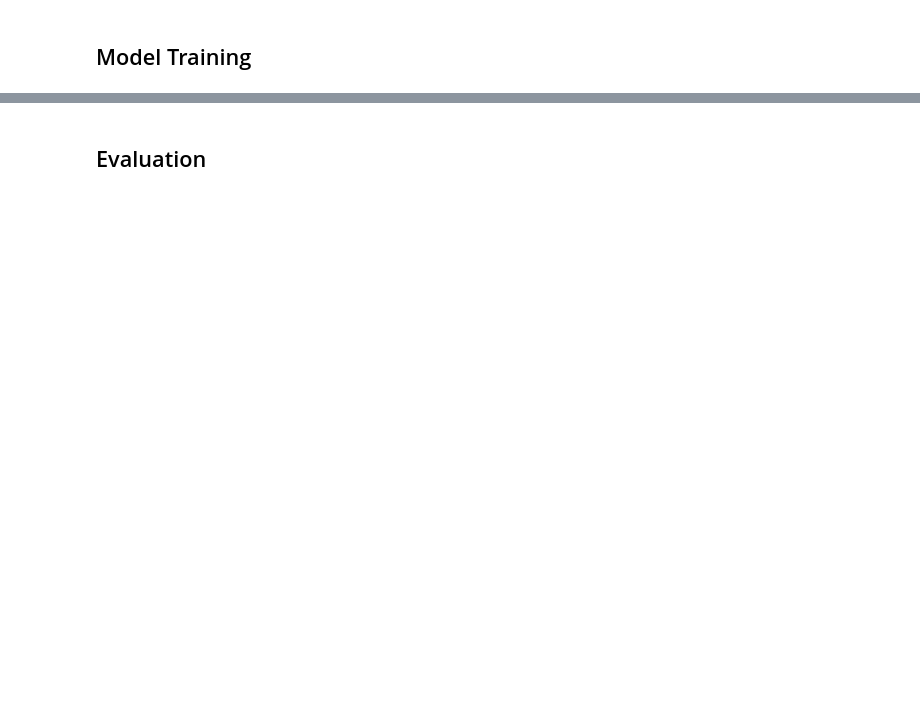
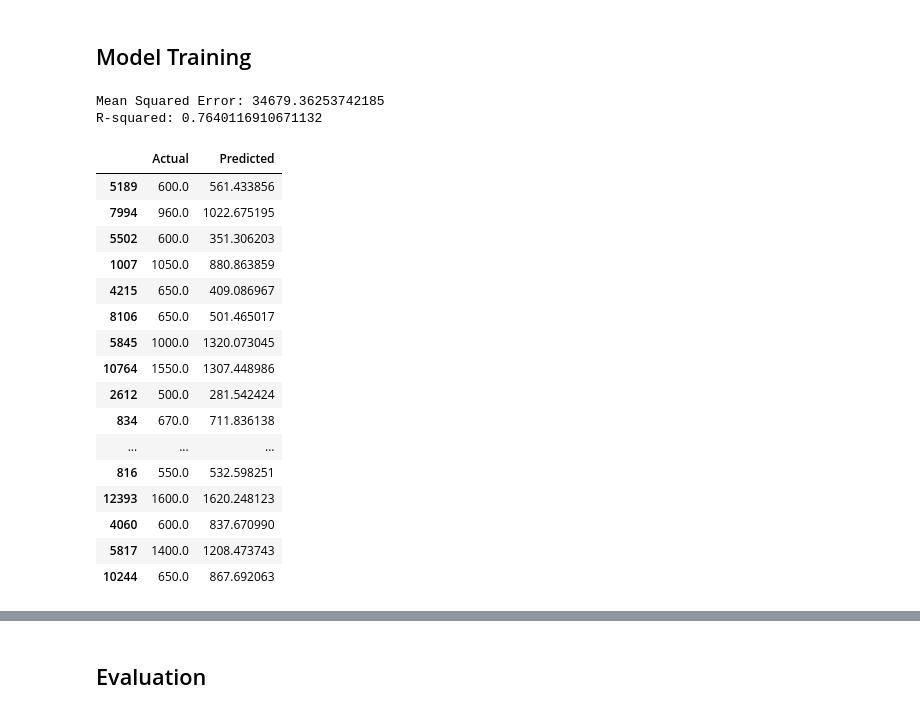
Before and after one commit to antonyo-turco/rome-rent-ml, a Jupyter notebook: assignment_last.ipynb, the cells around one changed output, grey strips where cells are left out. Saved outputs shown, nothing was run; the diff lists cells and outputs as text; code cells hidden in the pictures; blank space fills up the shorter version.

Commit message:
Add OLS Linear Regressor

```diff
--- a/assignment_last.ipynb
+++ b/assignment_last.ipynb
@@ -292,7 +351,7 @@ amenity_features = ['terrace', 'balconies', 'cellar', 'garden', 'garage_box',
 df['amenity_score'] = df[amenity_features].sum(axis=1)
 # %%
 # Log transform for highly skewed features
-skewed_features = ['price', 'condo_fees', 'm2', 'energy_efficiency_consumption_kwh']
+skewed_features = ['condo_fees', 'm2', 'energy_efficiency_consumption_kwh']
 for feature in skewed_features:
     if feature in df.columns:
         # Add small constant to avoid log(0)
@@ -329,2 +362,75 @@ Lasso does not accept missing values encoded as NaN natively. For supervised lea
 # %% [markdown]
 ## Model Training
+# %%
+from sklearn.model_selection import train_test_split
+from sklearn.linear_model import LinearRegression
+from sklearn.preprocessing import StandardScaler
+from sklearn.impute import SimpleImputer
+from sklearn.pipeline import Pipeline
+from sklearn.compose import ColumnTransformer
+from sklearn.metrics import mean_squared_error, r2_score
+
+# Define features and target
+X = df.drop(columns=['price'])  # Assuming 'price' is the target column
+y = df['price']
+
+# Split the data into training and testing sets
+X_train, X_test, y_train, y_test = train_test_split(X, y, test_size=0.2, random_state=42)
+
+# Define preprocessing for numeric features
+numeric_features = X.columns
+numeric_transformer = Pipeline(steps=[
+    ('imputer', SimpleImputer(strategy='median')),
+    ('scaler', StandardScaler())
+])
+
+# Combine preprocessing steps
+preprocessor = ColumnTransformer(
+    transformers=[
+        ('num', numeric_transformer, numeric_features)
+    ]
+)
+
+# Create a pipeline with preprocessing and model
+model = Pipeline(steps=[
+    ('preprocessor', preprocessor),
+    ('regressor', LinearRegression())
+])
+
+# Train the model
+model.fit(X_train, y_train)
+
+# Make predictions
+y_pred = model.predict(X_test)
+
+# Evaluate the model
+mse = mean_squared_error(y_test, y_pred)
+r2 = r2_score(y_test, y_pred)
+
+print(f"Mean Squared Error: {mse}")
+print(f"R-squared: {r2}")
+# %% [output]
+Mean Squared Error: 34679.36253742185
+R-squared: 0.7640116910671132
+# %%
+# print some predictions vs actuals
+comparison_df = pd.DataFrame({'Actual': y_test, 'Predicted': y_pred})
+display(comparison_df.head(20))
+# %% [output]
+|  | Actual | Predicted |
+| 5189 | 600.0 | 561.433856 |
+| 7994 | 960.0 | 1022.675195 |
+| 5502 | 600.0 | 351.306203 |
+| 1007 | 1050.0 | 880.863859 |
+| 4215 | 650.0 | 409.086967 |
+| 8106 | 650.0 | 501.465017 |
+| 5845 | 1000.0 | 1320.073045 |
+| 10764 | 1550.0 | 1307.448986 |
+| 2612 | 500.0 | 281.542424 |
+| 834 | 670.0 | 711.836138 |
+| ... | ... | ... |
+| 816 | 550.0 | 532.598251 |
+| 12393 | 1600.0 | 1620.248123 |
+| 4060 | 600.0 | 837.670990 |
+| 5817 | 1400.0 | 1208.473743 |
+| 10244 | 650.0 | 867.692063 |
```
Also changed, not shown: parts of 12 cells of this notebook.
